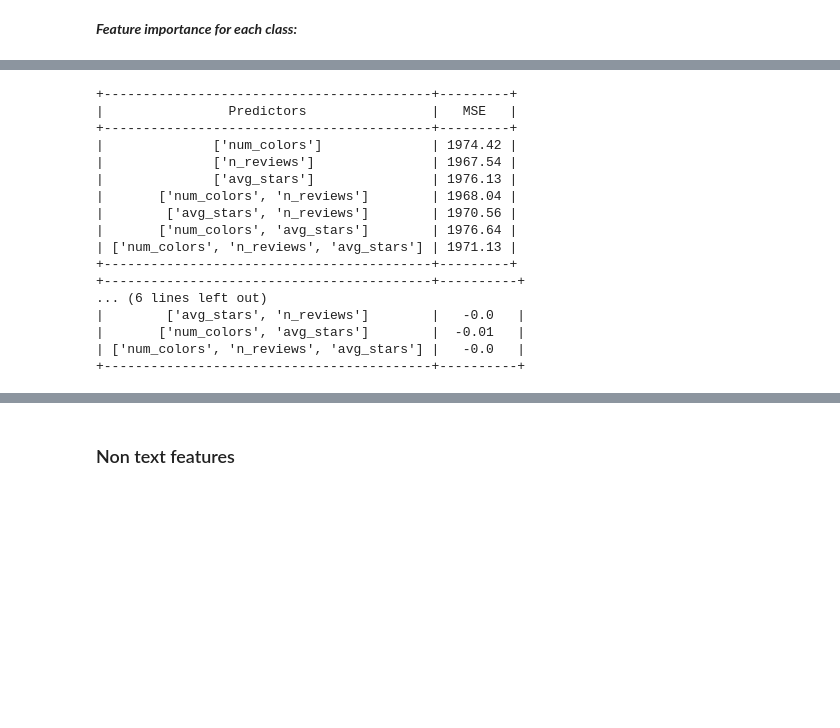
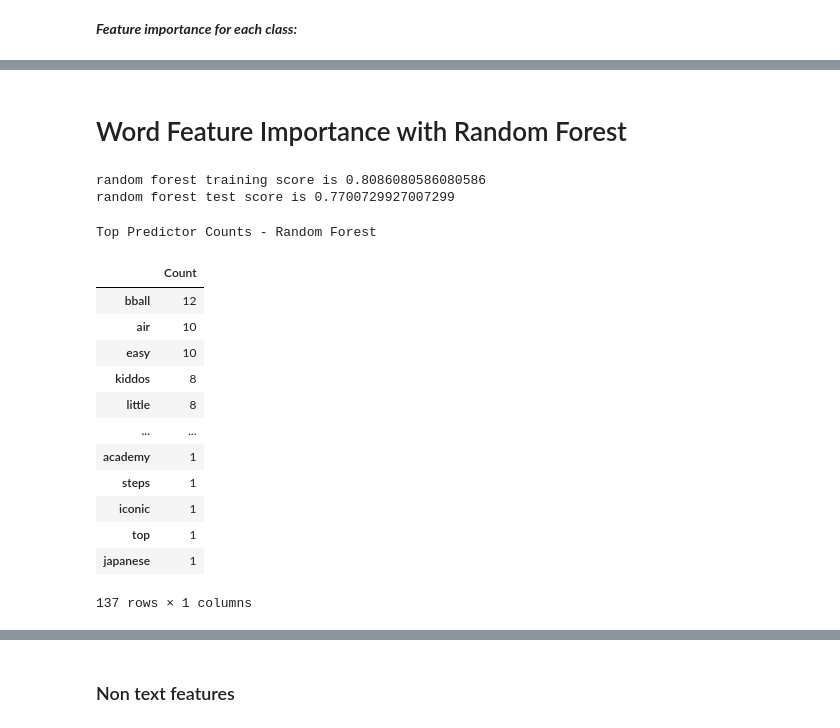
Before and after one commit to jasonkyungkim/nike_adidas_shoes, a Jupyter notebook: nike_eda.ipynb, the cells around one changed output, grey strips where cells are left out. Saved outputs shown, nothing was run; the diff lists cells and outputs as text; code cells hidden in the pictures; blank space fills up the shorter version.

```diff
--- a/nike_eda.ipynb
+++ b/nike_eda.ipynb
@@ -530,30 +470,2 @@ for i in cols:
-# %%
-# Helper code to display the MSE for each predictor combination
-t = PrettyTable(['Predictors', 'MSE'])
-p = PrettyTable(['Predictors', 'R2 score'])
-
-for i in range(len(mse_list)):
-    t.add_row([cols[i],round(mse_list[i], 2)])
-    p.add_row([cols[i],round(r2_list[i], 2)])
-
-
-print(t)
-print(p)
-# %% [output]
-+------------------------------------------+---------+
-|                Predictors                |   MSE   |
-+------------------------------------------+---------+
-|              ['num_colors']              | 1974.42 |
-|              ['n_reviews']               | 1967.54 |
-|              ['avg_stars']               | 1976.13 |
-|       ['num_colors', 'n_reviews']        | 1968.04 |
-|        ['avg_stars', 'n_reviews']        | 1970.56 |
-|       ['num_colors', 'avg_stars']        | 1976.64 |
-| ['num_colors', 'n_reviews', 'avg_stars'] | 1971.13 |
-+------------------------------------------+---------+
-+------------------------------------------+----------+
-... (6 lines left out)
-|        ['avg_stars', 'n_reviews']        |   -0.0   |
-|       ['num_colors', 'avg_stars']        |  -0.01   |
-| ['num_colors', 'n_reviews', 'avg_stars'] |   -0.0   |
-+------------------------------------------+----------+
+# %% [markdown]
+# Word Feature Importance with Random Forest
@@ -559,0 +477,27 @@ print(p)
+# %%
+print(f"random forest training score is {random_forest_train_score}")
+print(f"random forest test score is {random_forest_test_score}")
+# %% [output]
+random forest training score is 0.8086080586080586
+random forest test score is 0.7700729927007299
+# %%
+top_predictors_rf = df_processed.columns[[dtree.tree_.feature[0] for dtree in rf.estimators_]]
+top_predictors_rf = pd.Series(top_predictors_rf).value_counts().sort_values(ascending = False)
+top_predictors_rf = pd.DataFrame(top_predictors_rf, columns = ['Count'])
+print("Top Predictor Counts - Random Forest")
+display(top_predictors_rf)
+# %% [output]
+Top Predictor Counts - Random Forest
+|  | Count |
+| bball | 12 |
+| air | 10 |
+| easy | 10 |
+| kiddos | 8 |
+| little | 8 |
+| ... | ... |
+| academy | 1 |
+| steps | 1 |
+| iconic | 1 |
+| top | 1 |
+| japanese | 1 |
+137 rows × 1 columns
```
Also changed, not shown: parts of 30 cells of this notebook.
